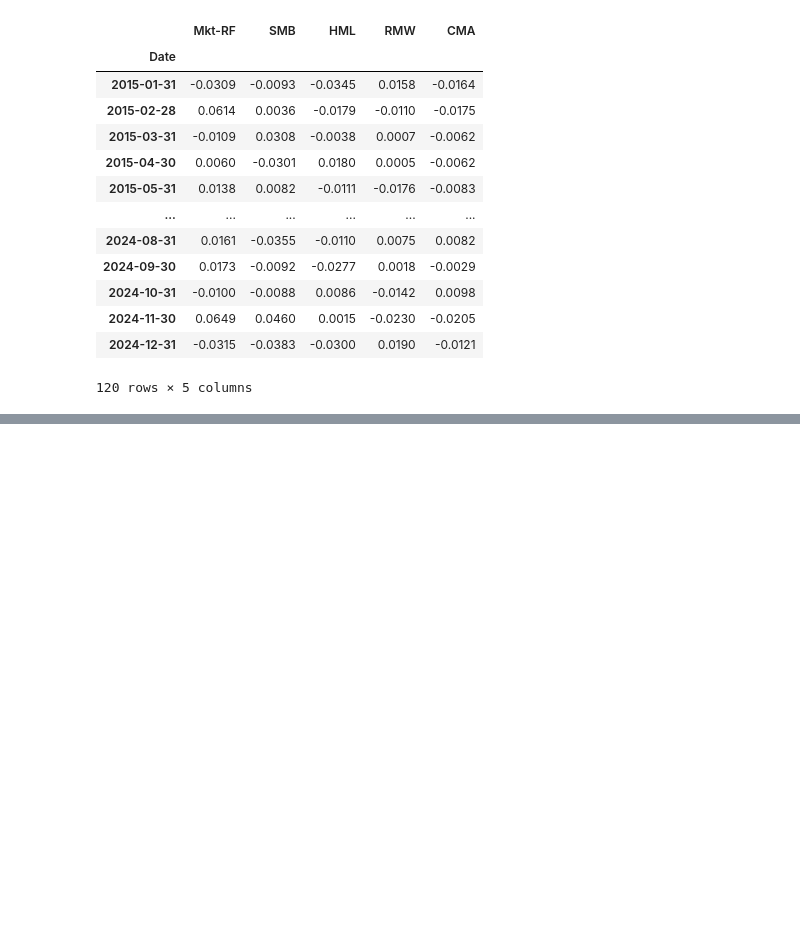
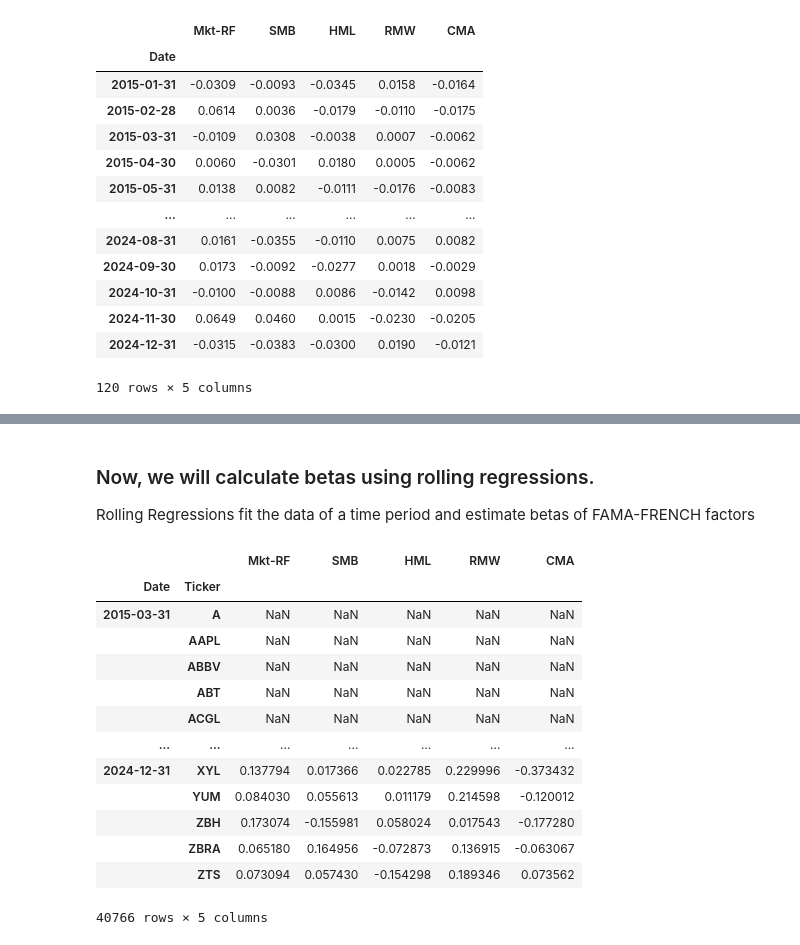
Before and after one commit to Bhavya-Bansal77/Unsupervised_Algorithmic_Trading, a Jupyter notebook: trading_strategy.ipynb, the cells around one changed output, grey strips where cells are left out. Cells and saved outputs as stored; diff of their text form; code cells hidden in the pictures; blank space fills up the shorter version.

```diff
--- a/trading_strategy.ipynb
+++ b/trading_strategy.ipynb
@@ -379,0 +422,21 @@ ValueError: cannot join with no overlapping index names
+# %% [markdown]
+### Now, we will calculate betas using rolling regressions.
+Rolling Regressions fit the data of a time period and estimate betas of FAMA-FRENCH factors
+# %%
+betas = (factor_data.groupby(level=1, group_keys=False).apply(lambda x : RollingOLS(x['Return_1m'], x.drop('Return_1m', axis = 1), min(24, x.shape[0]), min_nobs=len(x.columns) + 1).fit(params_only = True).params))
+betas
+# %% [output]
+|  |  | Mkt-RF | SMB | HML | RMW | CMA |
+| Date | Ticker |  |  |  |  |  |
+| 2015-03-31 | A | NaN | NaN | NaN | NaN | NaN |
+|  | AAPL | NaN | NaN | NaN | NaN | NaN |
+|  | ABBV | NaN | NaN | NaN | NaN | NaN |
+|  | ABT | NaN | NaN | NaN | NaN | NaN |
+|  | ACGL | NaN | NaN | NaN | NaN | NaN |
+| ... | ... | ... | ... | ... | ... | ... |
+| 2024-12-31 | XYL | 0.137794 | 0.017366 | 0.022785 | 0.229996 | -0.373432 |
+|  | YUM | 0.084030 | 0.055613 | 0.011179 | 0.214598 | -0.120012 |
+|  | ZBH | 0.173074 | -0.155981 | 0.058024 | 0.017543 | -0.177280 |
+|  | ZBRA | 0.065180 | 0.164956 | -0.072873 | 0.136915 | -0.063067 |
+|  | ZTS | 0.073094 | 0.057430 | -0.154298 | 0.189346 | 0.073562 |
+40766 rows × 5 columns
```
Also changed, not shown: parts of 23 cells of this notebook.
